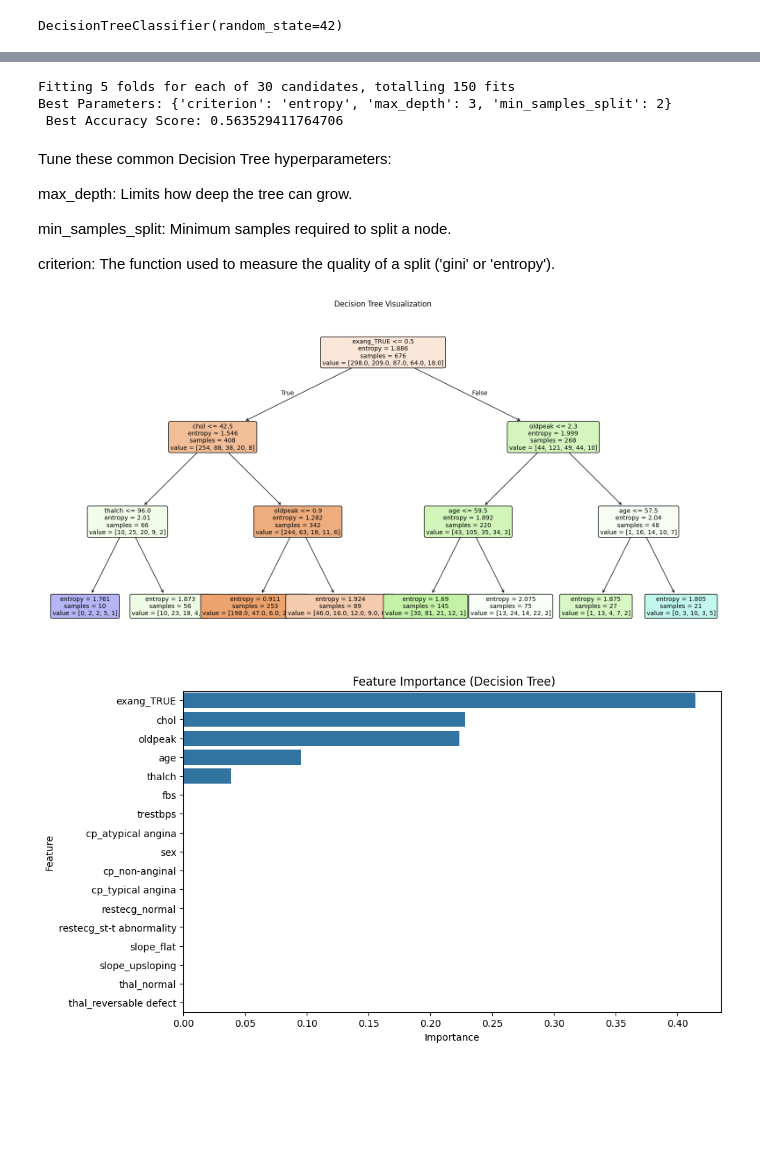
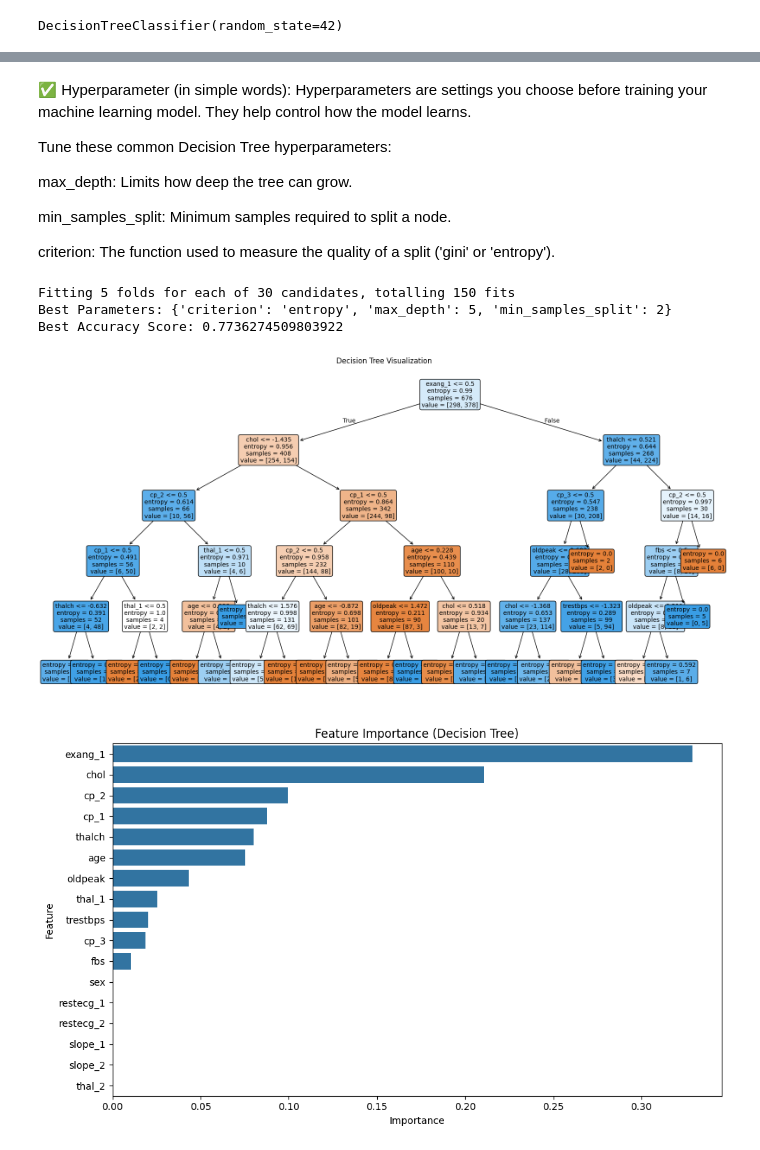
Before and after one commit to Niharikaperavali/DataScience, a Jupyter notebook: assignment_3_ds.ipynb, the cells around one changed output, grey strips where cells are left out. Cells and saved outputs as stored; diff of their text form; code cells hidden in the pictures; blank space fills up the shorter version.

```diff
--- a/assignment_3_ds.ipynb
+++ b/assignment_3_ds.ipynb
@@ -164,3 +161,3 @@ data
 # %%
-df = pd.get_dummies(data, columns=['cp', 'thal'], drop_first=True)
-df
+# Step 9: One-hot encoding on relevant categorical columns
+data = pd.get_dummies(data, columns=['cp', 'restecg', 'exang', 'slope', 'thal'], drop_first=True)
@@ -264,70 +216,60 @@ Classification Report:
+# %% [markdown]
+✅ Hyperparameter (in simple words):
+Hyperparameters are settings you choose before training your machine learning model.
+They help control how the model learns.
+
+
+Tune these common Decision Tree hyperparameters:
+
+max_depth: Limits how deep the tree can grow.
+
+min_samples_split: Minimum samples required to split a node.
+
+criterion: The function used to measure the quality of a split ('gini' or 'entropy').
 # %%
-from sklearn.tree import DecisionTreeClassifier
-from sklearn.model_selection import GridSearchCV
 
-# Define the model
-dt = DecisionTreeClassifier(random_state=42)
-
-# Define the hyperparameter grid
+# Step 15: Hyperparameter tuning with GridSearchCV
 param_grid = {
     'max_depth': [3, 5, 7, 10, None],
     'min_samples_split': [2, 5, 10],
     'criterion': ['gini', 'entropy']
 }
 
-# Set up GridSearchCV
-grid_search = GridSearchCV(estimator=dt, param_grid=param_grid,
-                           cv=5, scoring='accuracy', n_jobs=-1, verbose=1)
+grid_search = GridSearchCV(estimator=DecisionTreeClassifier(random_state=42),
+                           param_grid=param_grid,
+                           cv=5,
+                           scoring='accuracy',
+                           n_jobs=-1,
+                           verbose=1)
 
-# Fit on training data
-grid_search.fit(X_train_encoded, y_train)
-
-# Print best parameters and best score
+grid_search.fit(X_train, y_train)
 print("Best Parameters:", grid_search.best_params_)
-print(" Best Accuracy Score:", grid_search.best_score_)
-
-# Use the best estimator for predictions
-best_model = grid_search.best_estimator_
-y_pred_best = best_model.predict(X_test_encoded)
+print("Best Accuracy Score:", grid_search.best_score_)
 # %% [output]
 Fitting 5 folds for each of 30 candidates, totalling 150 fits
-Best Parameters: {'criterion': 'entropy', 'max_depth': 3, 'min_samples_split': 2}
- Best Accuracy Score: 0.563529411764706
+Best Parameters: {'criterion': 'entropy', 'max_depth': 5, 'min_samples_split': 2}
+Best Accuracy Score: 0.7736274509803922
-# %% [markdown]
-Tune these common Decision Tree hyperparameters:
-
-max_depth: Limits how deep the tree can grow.
-
-min_samples_split: Minimum samples required to split a node.
-
-criterion: The function used to measure the quality of a split ('gini' or 'entropy').
 # %%
-from sklearn.tree import plot_tree
-import matplotlib.pyplot as plt
+# Step 16: Best model evaluation
+best_model = grid_search.best_estimator_
 
 plt.figure(figsize=(20, 10))
-plot_tree(best_model, feature_names=X_train_encoded.columns,
-          filled=True, rounded=True, fontsize=10)
+plot_tree(best_model, feature_names=X_train.columns, filled=True, rounded=True, fontsize=10)
 plt.title('Decision Tree Visualization')
 plt.show()
 # %% [output]
-[figure, old version]
+[figure, new version]
 # %%
-import pandas as pd
-import seaborn as sns
-
-# Get feature importances
+# Step 17: Feature Importance Plot
 importances = best_model.feature_importances_
-features = X_train_encoded.columns
-
-# Create DataFrame for plotting
+features = X_train.columns
 feat_importance = pd.DataFrame({'Feature': features, 'Importance': importances})
 feat_importance.sort_values(by='Importance', ascending=False, inplace=True)
 
-# Plot
 plt.figure(figsize=(10, 6))
 sns.barplot(x='Importance', y='Feature', data=feat_importance)
-plt.title(' Feature Importance (Decision Tree)')
+plt.title('Feature Importance (Decision Tree)')
+plt.tight_layout()
 plt.show()
 # %% [output]
-[figure, old version]
+[figure, new version]
```
Also changed, not shown: parts of 16 cells of this notebook.
